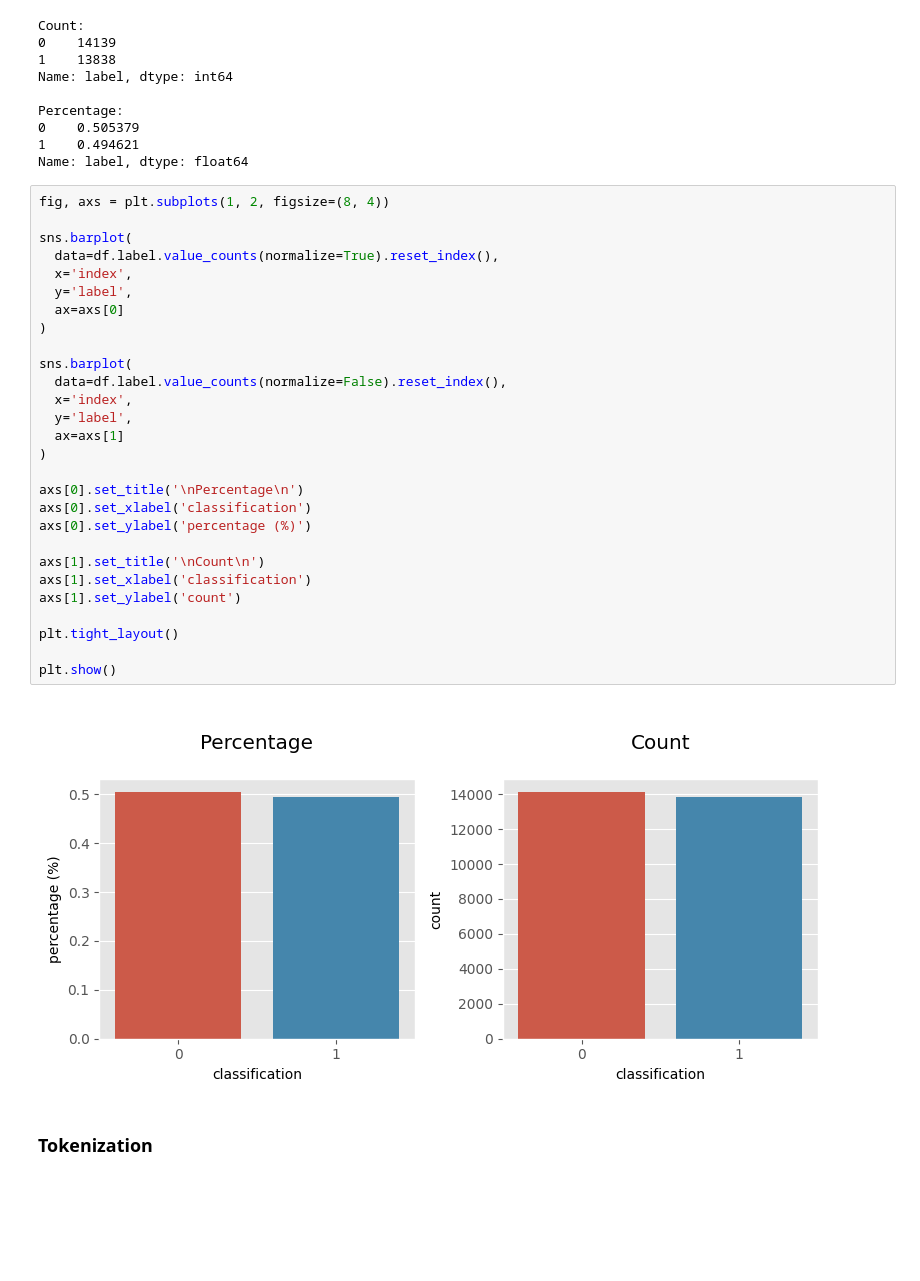
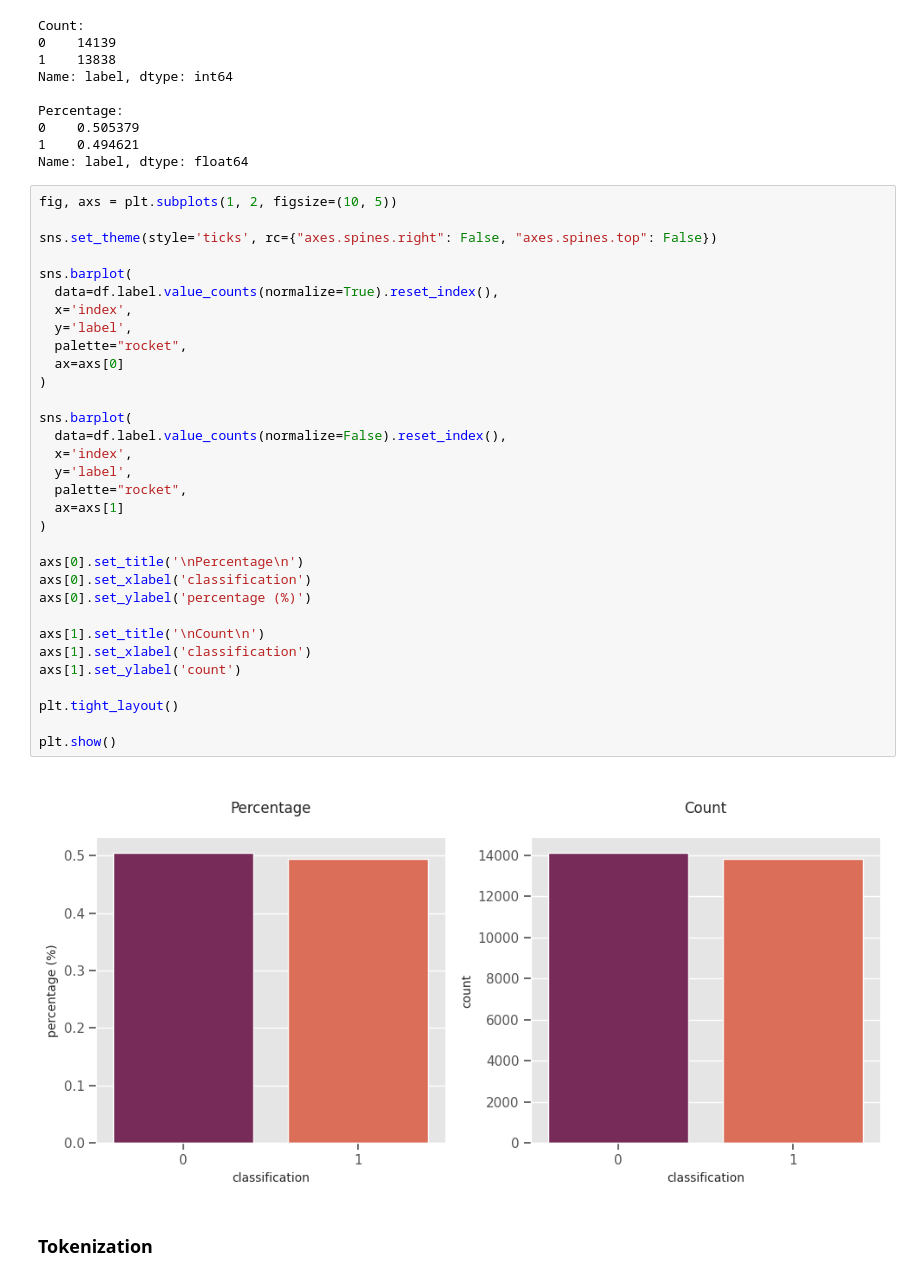
Before and after one commit to naomilago/mental-health-classifier, a Jupyter notebook: app.ipynb, the cells around one changed output. Drawn from its saved outputs; the diff is of its cells as text; blank space fills up the shorter version.

```diff
--- a/app.ipynb
+++ b/app.ipynb
@@ -66,34 +66,38 @@ Percentage:
 1    0.494621
 Name: label, dtype: float64
 # %%
-fig, axs = plt.subplots(1, 2, figsize=(8, 4))
+fig, axs = plt.subplots(1, 2, figsize=(10, 5))
+
+sns.set_theme(style='ticks', rc={"axes.spines.right": False, "axes.spines.top": False})
 
 sns.barplot(
   data=df.label.value_counts(normalize=True).reset_index(),
   x='index',
   y='label',
+  palette="rocket",
   ax=axs[0]
 )
 
 sns.barplot(
   data=df.label.value_counts(normalize=False).reset_index(),
   x='index',
   y='label',
+  palette="rocket",
   ax=axs[1]
 )
 
 axs[0].set_title('\nPercentage\n')
 axs[0].set_xlabel('classification')
 axs[0].set_ylabel('percentage (%)')
 
 axs[1].set_title('\nCount\n')
 axs[1].set_xlabel('classification')
 axs[1].set_ylabel('count')
 
 plt.tight_layout()
 
 plt.show()
 # %% [output]
-[figure, old version]
+[figure, new version]
 # %% [markdown]
 ### Tokenization
```
Also changed, not shown: parts of 11 cells of this notebook.
